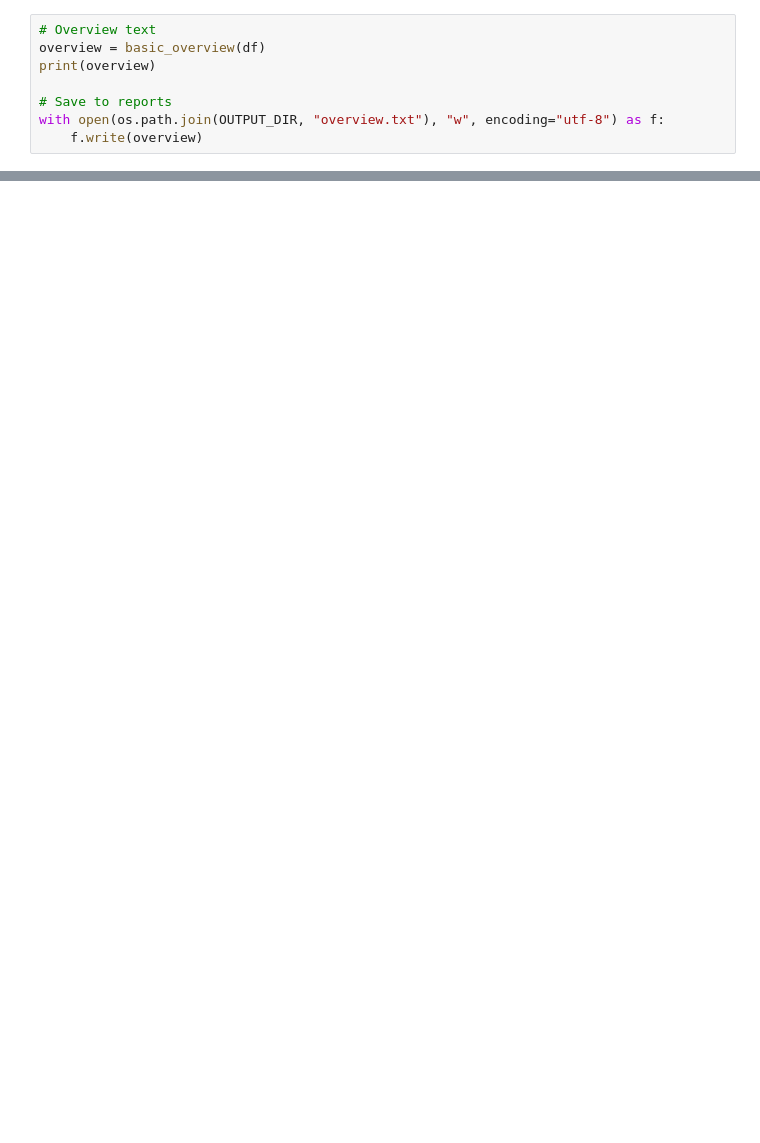
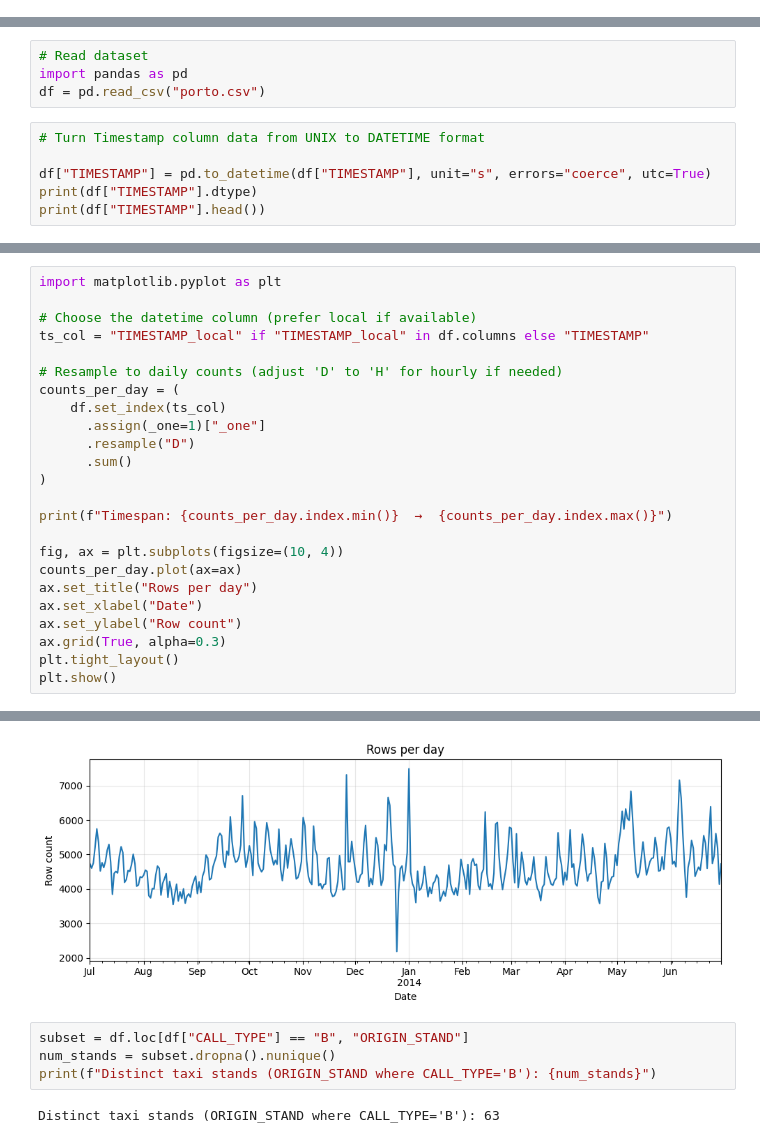
Before and after one commit to kaareloven/portodata, a Jupyter notebook: eda_porto.ipynb, the cells around one changed output, grey strips where cells are left out. Cells and saved outputs as stored; diff of their text form; blank space fills up the shorter version.

```diff
--- a/eda_porto.ipynb
+++ b/eda_porto.ipynb
@@ -139,8 +0,0 @@ df.head()
-# %%
-# Overview text
-overview = basic_overview(df)
-print(overview)
-
-# Save to reports
-with open(os.path.join(OUTPUT_DIR, "overview.txt"), "w", encoding="utf-8") as f:
-    f.write(overview)
@@ -193,0 +1,10 @@ EDA complete. Reports saved to: eda_reports
+# %%
+# Read dataset
+import pandas as pd
+df = pd.read_csv("porto.csv")
+# %%
+# Turn Timestamp column data from UNIX to DATETIME format
+
+df["TIMESTAMP"] = pd.to_datetime(df["TIMESTAMP"], unit="s", errors="coerce", utc=True)
+print(df["TIMESTAMP"].dtype)
+print(df["TIMESTAMP"].head())
@@ -193,0 +76,25 @@ EDA complete. Reports saved to: eda_reports
+# %%
+import matplotlib.pyplot as plt
+
+# Choose the datetime column (prefer local if available)
+ts_col = "TIMESTAMP_local" if "TIMESTAMP_local" in df.columns else "TIMESTAMP"
+
+# Resample to daily counts (adjust 'D' to 'H' for hourly if needed)
+counts_per_day = (
+    df.set_index(ts_col)
+      .assign(_one=1)["_one"]
+      .resample("D")
+      .sum()
+)
+
+print(f"Timespan: {counts_per_day.index.min()}  →  {counts_per_day.index.max()}")
+
+fig, ax = plt.subplots(figsize=(10, 4))
+counts_per_day.plot(ax=ax)
+ax.set_title("Rows per day")
+ax.set_xlabel("Date")
+ax.set_ylabel("Row count")
+ax.grid(True, alpha=0.3)
+plt.tight_layout()
+plt.show()
+# %% [output]
@@ -193,0 +102,7 @@ EDA complete. Reports saved to: eda_reports
+[figure, added]
+# %%
+subset = df.loc[df["CALL_TYPE"] == "B", "ORIGIN_STAND"]
+num_stands = subset.dropna().nunique()
+print(f"Distinct taxi stands (ORIGIN_STAND where CALL_TYPE='B'): {num_stands}")
+# %% [output]
+Distinct taxi stands (ORIGIN_STAND where CALL_TYPE='B'): 63
```
Also changed, not shown: parts of 19 cells of this notebook.
